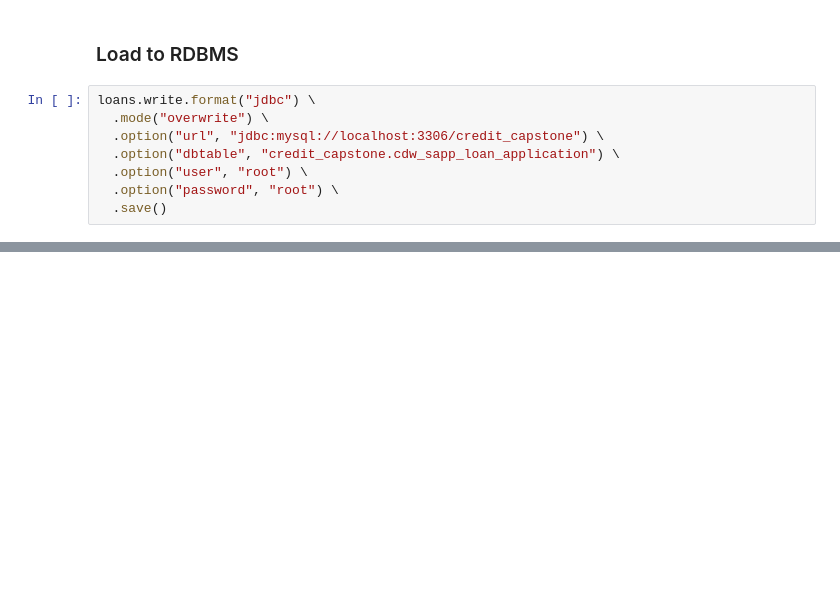
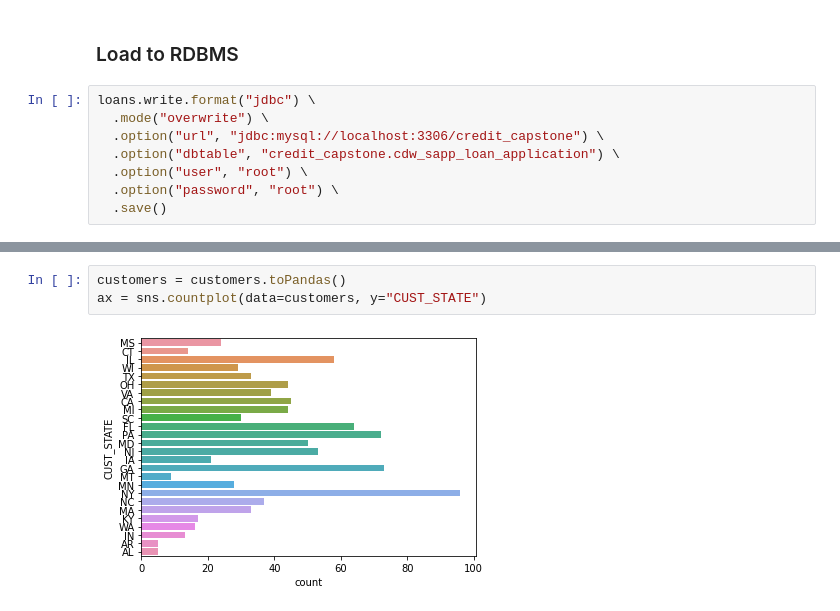
Before and after one commit to aqthai/credit_card_data_visualization, a Jupyter notebook: index.ipynb, the cells around one changed output, grey strips where cells are left out. Drawn from its saved outputs; the diff is of its cells as text; blank space fills up the shorter version.

```diff
--- a/index.ipynb
+++ b/index.ipynb
@@ -101,0 +194,5 @@ loans.write.format("jdbc") \
+# %%
+customers = customers.toPandas()
+ax = sns.countplot(data=customers, y="CUST_STATE")
+# %% [output]
+[figure, added]
```
Also changed, not shown: parts of 17 cells of this notebook, 1 other file.
